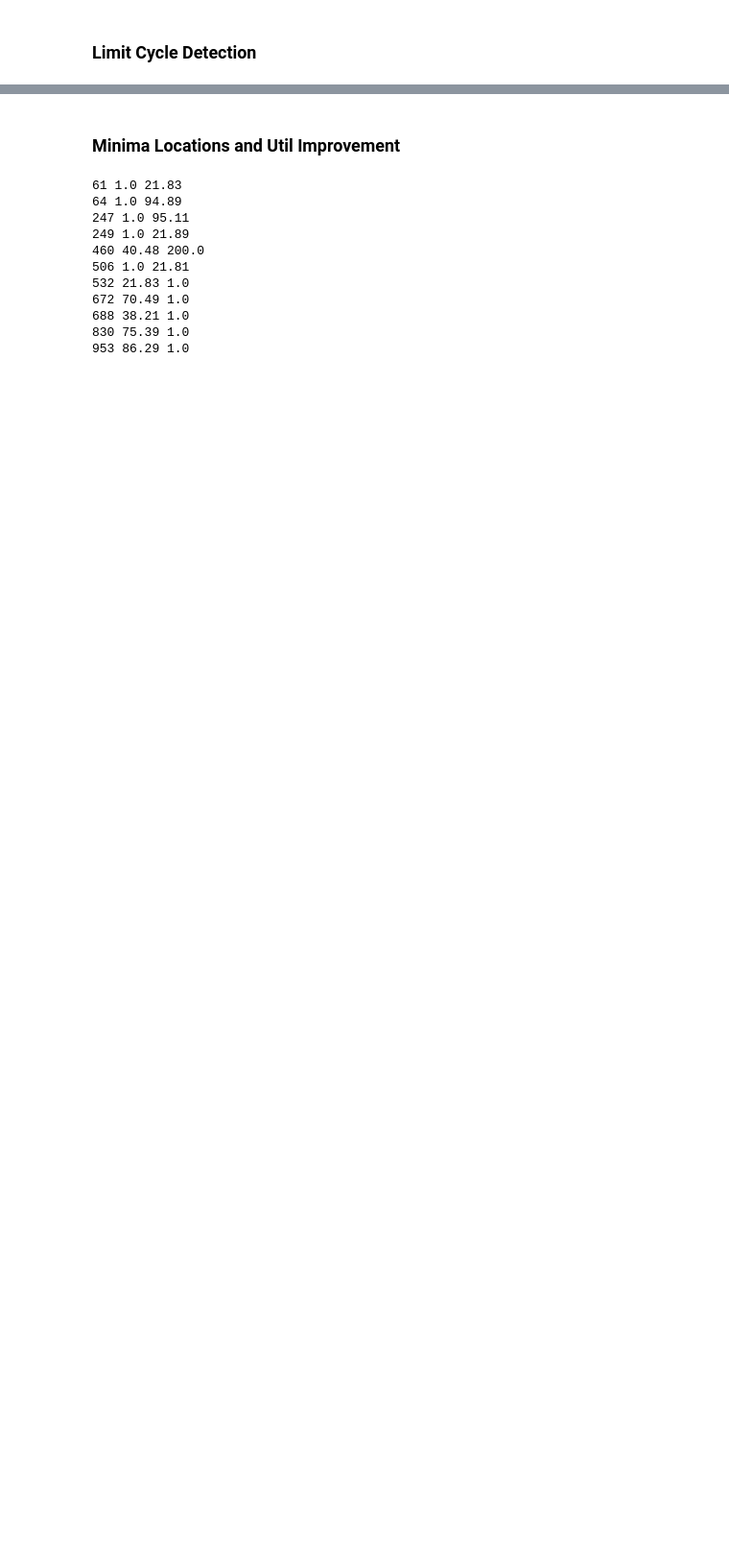
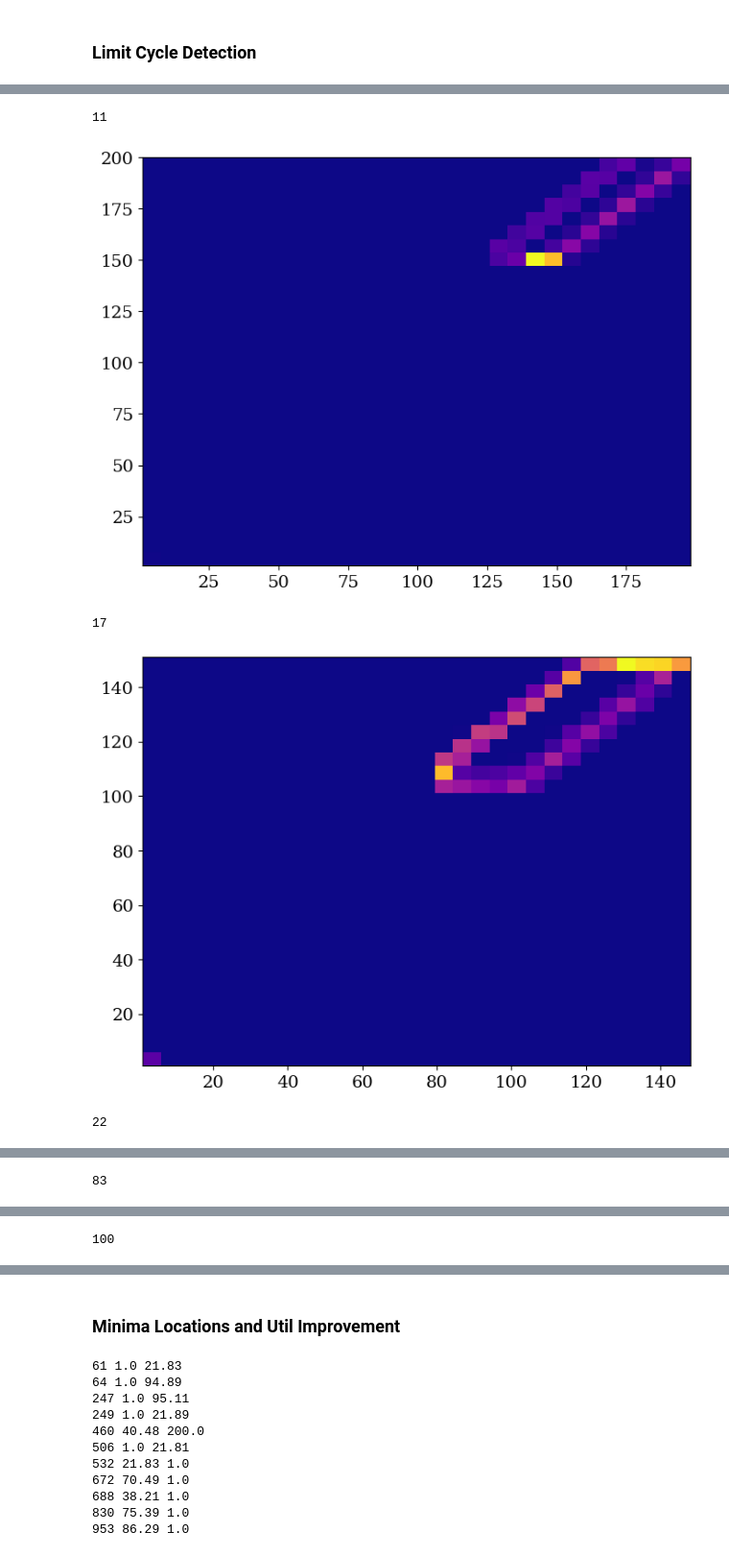
Before and after one commit to charlesaugdupont/cognitive-biases-endogenous-volatility, a Jupyter notebook: LowHealthHighWealthResults.ipynb, the cells around one changed output, grey strips where cells are left out. Shown at 96% size. Saved outputs shown, nothing was run; the diff lists cells and outputs as text; code cells hidden in the pictures; blank space fills up the shorter version.

```diff
--- a/LowHealthHighWealthResults.ipynb
+++ b/LowHealthHighWealthResults.ipynb
@@ -179,8 +229,8 @@ cycle_prop = np.zeros((1024,))
 for idx,f in tqdm(enumerate(os.listdir(X))):
     with open(os.path.join(X, f), "rb") as f:
         res = pickle.load(f)
-    wealth = res["wealth"][:,3000:]
-    health = res["health"][:,3000:]
+    wealth = res["wealth"][:,-2000::]
+    health = res["health"][:,-2000::]
     cycle = 0
     for agent in range(wealth.shape[0]):
         w, h = wealth[agent], health[agent]
@@ -196,8 +248,8 @@ cycle_prop = np.zeros((1024,))
 for idx,f in tqdm(enumerate(os.listdir(result_dir))):
     with open(os.path.join(result_dir, f), "rb") as f:
         res = pickle.load(f)
-    wealth = res["wealth"][:,3000:]
-    health = res["health"][:,3000:]
+    wealth = res["wealth"][:,-2000::]
+    health = res["health"][:,-2000::]
     cycle = 0
     for agent in range(wealth.shape[0]):
         w, h = wealth[agent], health[agent]
@@ -208,0 +269,23 @@ with open(f"cycle_prop_{result_dir}", 'wb') as f:
+# %%
+result_dir = "results_5"
+
+cycle_prop = np.zeros((1024,))
+for idx,f in tqdm(enumerate(os.listdir(result_dir))):
+    with open(os.path.join(result_dir, f), "rb") as f:
+        res = pickle.load(f)
+    wealth = res["wealth"][:,-200:]
+    health = res["health"][:,-200:]
+    cycle = 0
+    for agent in range(wealth.shape[0]):
+        w, h = wealth[agent], health[agent]
+        cycle += is_periodic_final(w, h)
+    if cycle > 100:
+        print(idx)
+        plt.hist2d(wealth[:,-1], health[:,-1], bins=30, cmap='plasma')
+        plt.show()
+# %% [output]
+11
+[figure, added]
+17
+[figure, added]
+22
@@ -208,0 +293 @@ with open(f"cycle_prop_{result_dir}", 'wb') as f:
+83
@@ -208,0 +295 @@ with open(f"cycle_prop_{result_dir}", 'wb') as f:
+100
```
Also changed, not shown: parts of 11 cells of this notebook.
